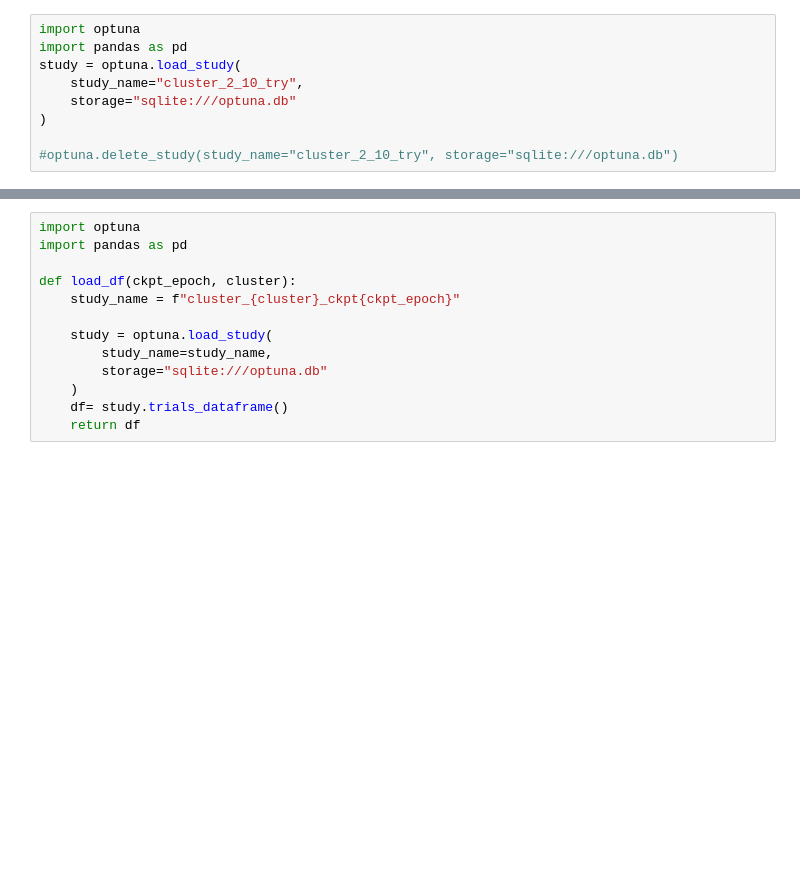
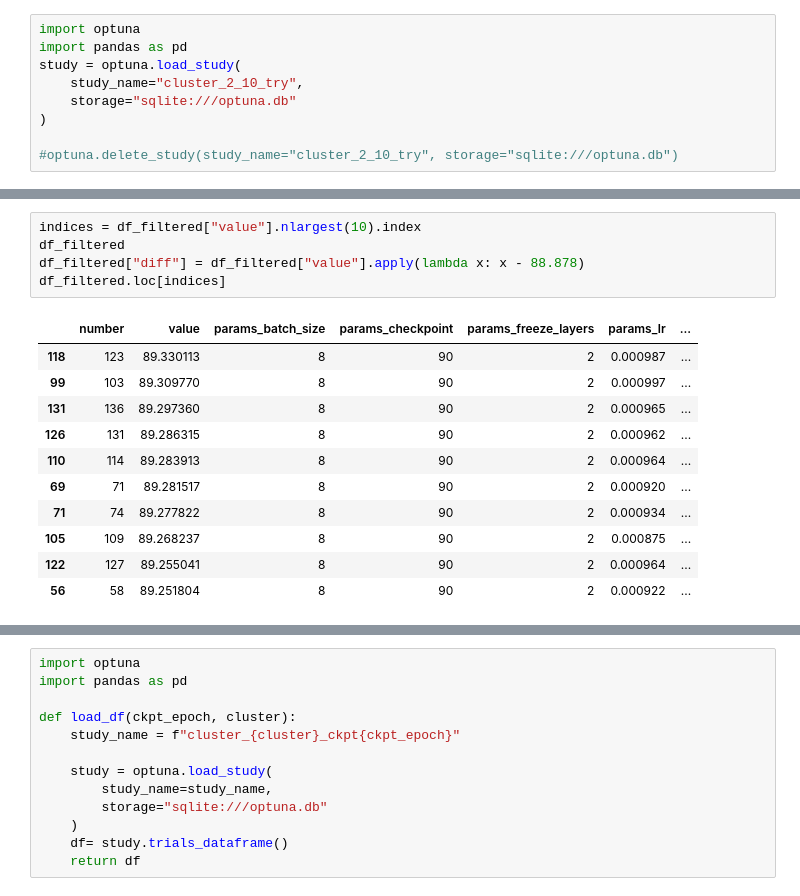
Before and after one commit to PulyaPolya/beat_this, a Jupyter notebook: results_evaluation.ipynb, the cells around one changed output, grey strips where cells are left out. Cells and saved outputs as stored; diff of their text form; blank space fills up the shorter version.

```diff
--- a/results_evaluation.ipynb
+++ b/results_evaluation.ipynb
@@ -1470,2 +1475,19 @@ df_filtered.head(10)
+# %%
+indices = df_filtered["value"].nlargest(10).index
+df_filtered
+df_filtered["diff"] = df_filtered["value"].apply(lambda x: x - 88.878)
+df_filtered.loc[indices]
+# %% [output]
+|  | number | value | params_batch_size | params_checkpoint | params_freeze_layers | params_lr | ... |
+| 118 | 123 | 89.330113 | 8 | 90 | 2 | 0.000987 | ... |
+| 99 | 103 | 89.309770 | 8 | 90 | 2 | 0.000997 | ... |
+| 131 | 136 | 89.297360 | 8 | 90 | 2 | 0.000965 | ... |
+| 126 | 131 | 89.286315 | 8 | 90 | 2 | 0.000962 | ... |
+| 110 | 114 | 89.283913 | 8 | 90 | 2 | 0.000964 | ... |
+| 69 | 71 | 89.281517 | 8 | 90 | 2 | 0.000920 | ... |
+| 71 | 74 | 89.277822 | 8 | 90 | 2 | 0.000934 | ... |
+| 105 | 109 | 89.268237 | 8 | 90 | 2 | 0.000875 | ... |
+| 122 | 127 | 89.255041 | 8 | 90 | 2 | 0.000964 | ... |
+| 56 | 58 | 89.251804 | 8 | 90 | 2 | 0.000922 | ... |
 # %%
 indices = df_filtered["value"].nlargest(10).index
```
Also changed, not shown: parts of 4 cells of this notebook, 1 other file.
